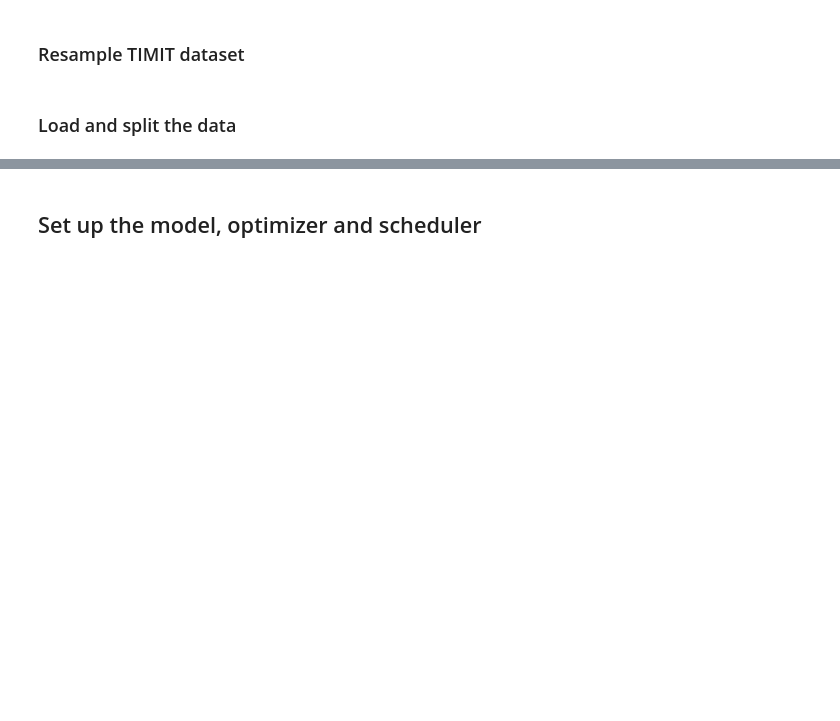
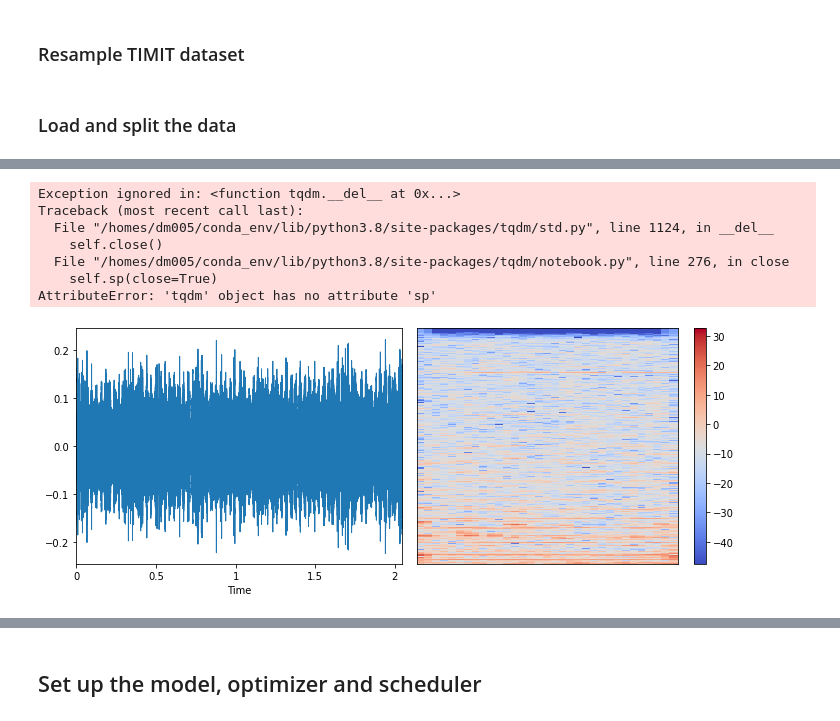
Before and after one commit to flyingleafe/asteroid, a Jupyter notebook: notebooks/training.ipynb, the cells around one changed output, grey strips where cells are left out. Drawn from its saved outputs; the diff is of its cells as text; code cells hidden in the pictures; blank space fills up the shorter version.

```diff
--- a/notebooks/training.ipynb
+++ b/notebooks/training.ipynb
@@ -154,0 +132,3 @@ torch.Size([32, 903, 186])
+# %%
+mix, clean = timit_train[0]
+one_sample = mix[:16384], clean[:16384]
@@ -154,0 +174,11 @@ torch.Size([32, 903, 186])
+# %%
+show_wav(one_sample[0])
+# %% [output]
+Exception ignored in: <function tqdm.__del__ at 0x...>
+Traceback (most recent call last):
+  File "/homes/dm005/conda_env/lib/python3.8/site-packages/tqdm/std.py", line 1124, in __del__
+    self.close()
+  File "/homes/dm005/conda_env/lib/python3.8/site-packages/tqdm/notebook.py", line 276, in close
+    self.sp(close=True)
+AttributeError: 'tqdm' object has no attribute 'sp'
+[figure, added]
```
Also changed, not shown: parts of 37 cells of this notebook, 16 other files.
